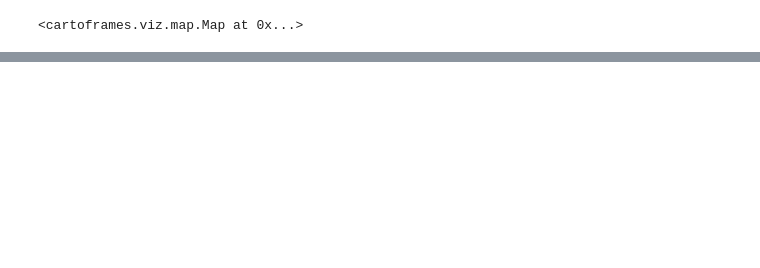
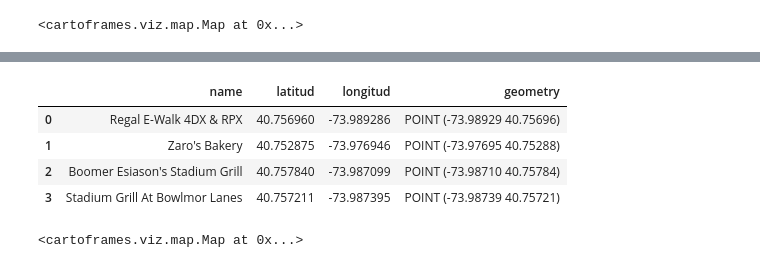
Before and after one commit to angelanavarrog/-Project-geospatial-Angela-Navarro, a Jupyter notebook: Location.ipynb, the cells around one changed output, grey strips where cells are left out. Saved outputs shown, nothing was run; the diff lists cells and outputs as text; code cells hidden in the pictures; blank space fills up the shorter version.

```diff
--- a/Location.ipynb
+++ b/Location.ipynb
@@ -358,0 +393,7 @@ Map(Layer(gdf2, popup_hover = [popup_element("name","Vegan restaurants in NYC")]
+# %%
+map_stadium = ["venue","name"]
+# %%
+m_latitud_stadium = ["venue","location","lat"]
+m_longitud_stadium = ["venue","location","lng"]
+def getFromDict(diccionario3,mapa3):
+    return reduce (operator.getitem,mapa3,diccionario3)
@@ -358,0 +404,12 @@ Map(Layer(gdf2, popup_hover = [popup_element("name","Vegan restaurants in NYC")]
+# %%
+basket_stadium_nyc = []
+for dic in basket_stadium:
+    paralista3 = {}
+    paralista3["name"] = getFromDict(dic,map_stadium)
+    paralista3["latitud"] = getFromDict(dic,m_latitud_stadium)
+    paralista3["longitud"] = getFromDict(dic,m_longitud_stadium)
+    basket_stadium_nyc.append(paralista3)
+# %%
+basket_stadium_nyc[0]
+dataframefina3 = pd.DataFrame(basket_stadium_nyc)
+dataframefina3.head()
@@ -358,0 +422,13 @@ Map(Layer(gdf2, popup_hover = [popup_element("name","Vegan restaurants in NYC")]
+# %%
+gdf3 = gpd.GeoDataFrame(dataframefina3, geometry = gpd.points_from_xy(dataframefina3.longitud,dataframefina3.latitud))
+gdf3.head()
+# %% [output]
+|  | name | latitud | longitud | geometry |
+| 0 | Regal E-Walk 4DX & RPX | 40.756960 | -73.989286 | POINT (-73.98929 40.75696) |
+| 1 | Zaro's Bakery | 40.752875 | -73.976946 | POINT (-73.97695 40.75288) |
+| 2 | Boomer Esiason's Stadium Grill | 40.757840 | -73.987099 | POINT (-73.98710 40.75784) |
+| 3 | Stadium Grill At Bowlmor Lanes | 40.757211 | -73.987395 | POINT (-73.98739 40.75721) |
+# %%
+Map(Layer(gdf3, popup_hover = [popup_element("name","Basketball Stadium")]))
+# %% [output]
+<cartoframes.viz.map.Map at 0x...>
```
Also changed, not shown: parts of 61 cells of this notebook.
